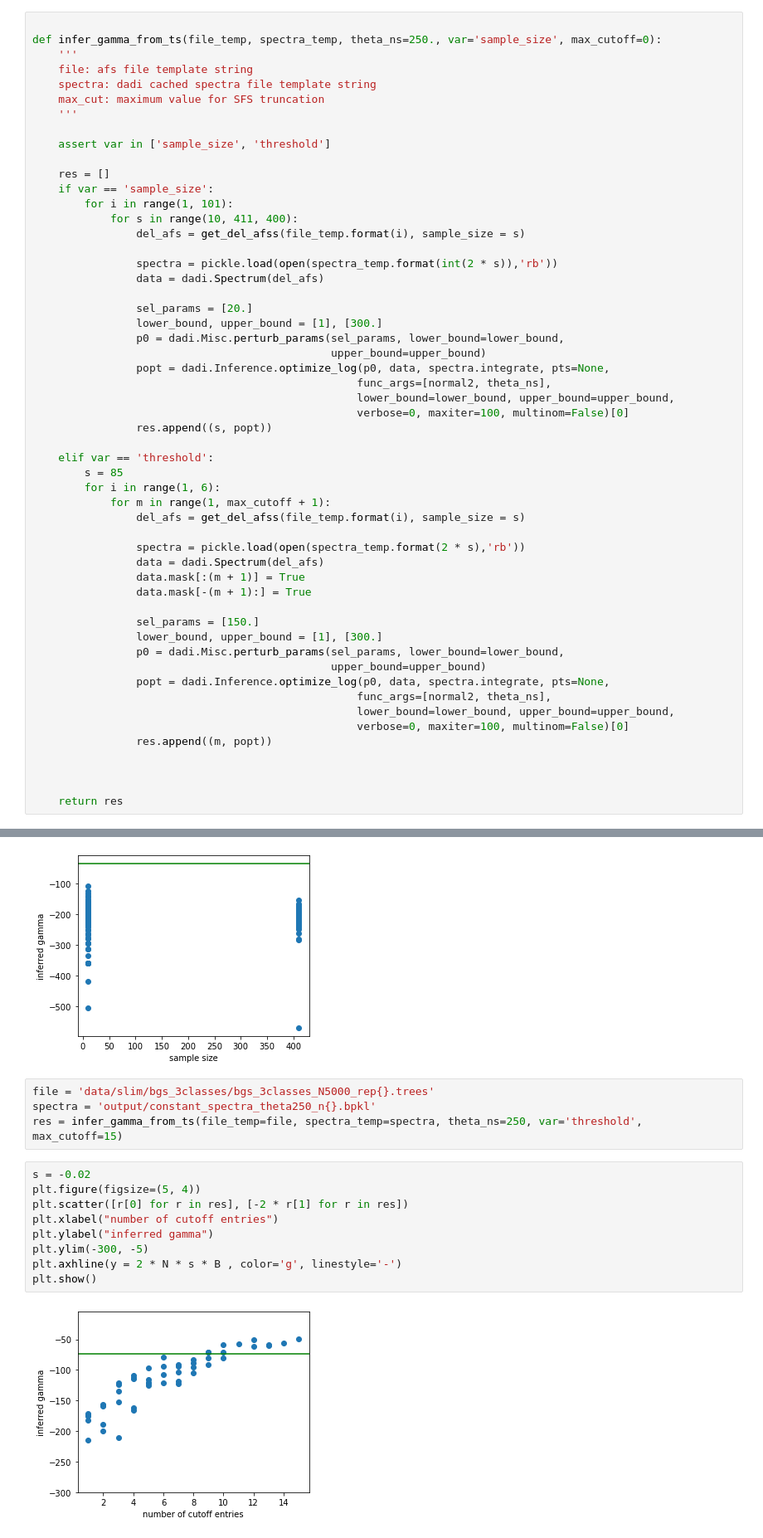
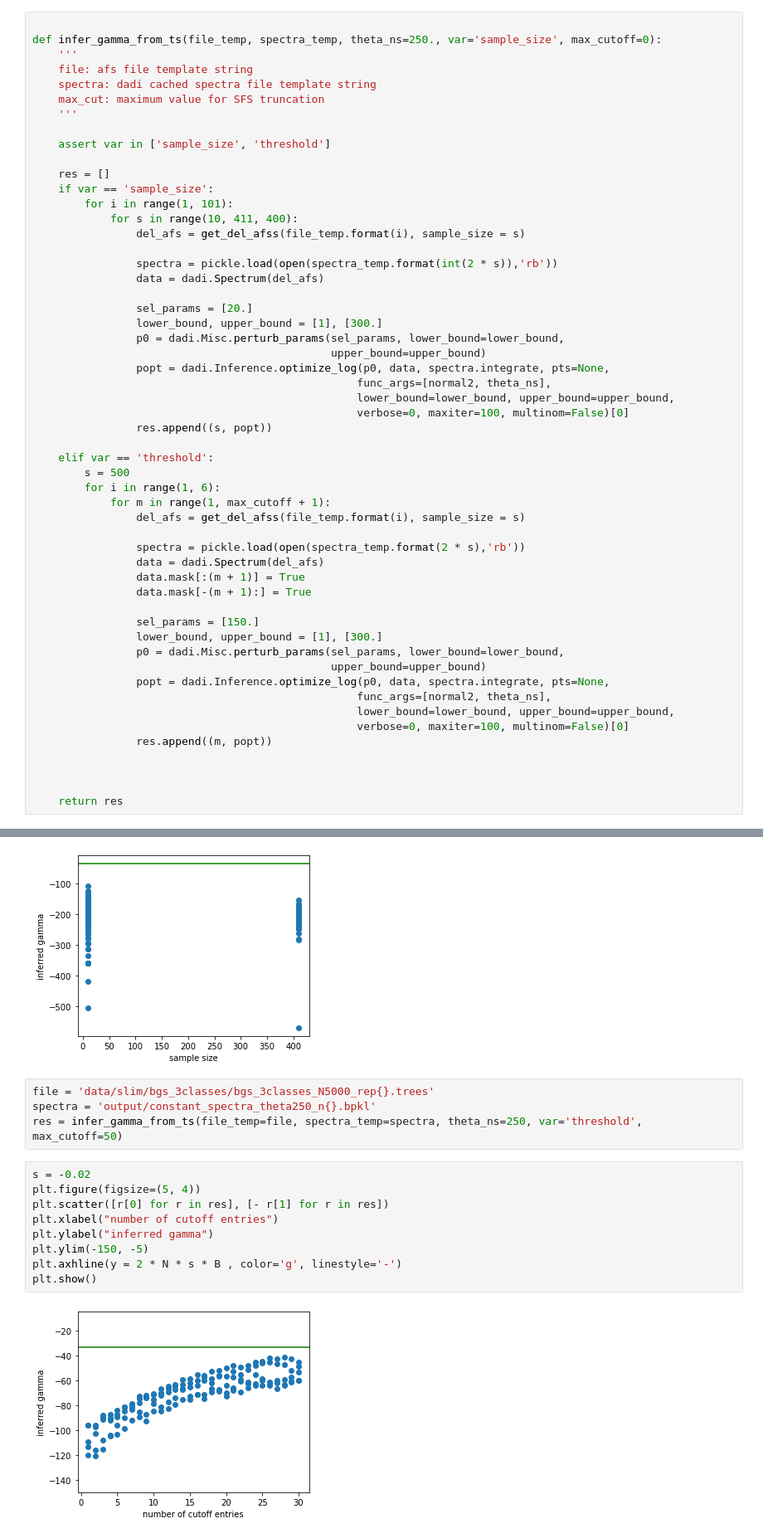
Before and after one commit to ChiChunLiu/backgroundSelection, a Jupyter notebook: notebook/hypothesis1.ipynb, the cells around one changed output, grey strips where cells are left out. Shown: that part at 83% size. Drawn from its saved outputs; the diff is of its cells as text.

```diff
--- a/notebook/hypothesis1.ipynb
+++ b/notebook/hypothesis1.ipynb
@@ -211,7 +211,7 @@ def infer_gamma_from_ts(file_temp, spectra_temp, theta_ns=250., var='sample_size
                 res.append((s, popt))
 
     elif var == 'threshold':
-        s = 85
+        s = 500
         for i in range(1, 6):
             for m in range(1, max_cutoff + 1):
                 del_afs = get_del_afss(file_temp.format(i), sample_size = s)
@@ -292,15 +292,15 @@ plt.show()
 # %%
 file = 'data/slim/bgs_3classes/bgs_3classes_N5000_rep{}.trees'
 spectra = 'output/constant_spectra_theta250_n{}.bpkl'
-res = infer_gamma_from_ts(file_temp=file, spectra_temp=spectra, theta_ns=250, var='threshold', max_cutoff=15)
+res = infer_gamma_from_ts(file_temp=file, spectra_temp=spectra, theta_ns=250, var='threshold', max_cutoff=50)
 # %%
 s = -0.02
 plt.figure(figsize=(5, 4))
-plt.scatter([r[0] for r in res], [-2 * r[1] for r in res])
+plt.scatter([r[0] for r in res], [- r[1] for r in res])
 plt.xlabel("number of cutoff entries")
 plt.ylabel("inferred gamma")
-plt.ylim(-300, -5)
+plt.ylim(-150, -5)
 plt.axhline(y = 2 * N * s * B , color='g', linestyle='-')
 plt.show()
 # %% [output]
-[figure, old version]
+[figure, new version]
```
Also changed, not shown: parts of 1 cell of this notebook.
